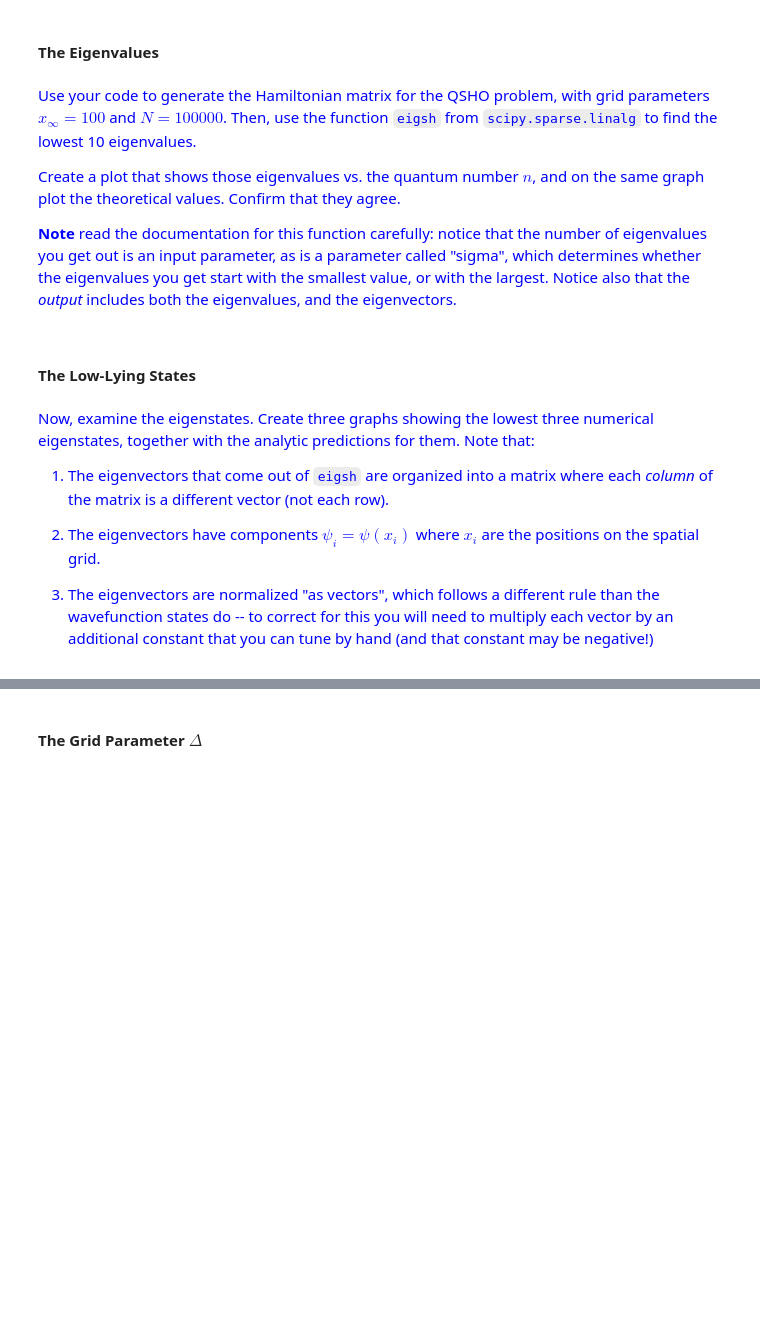
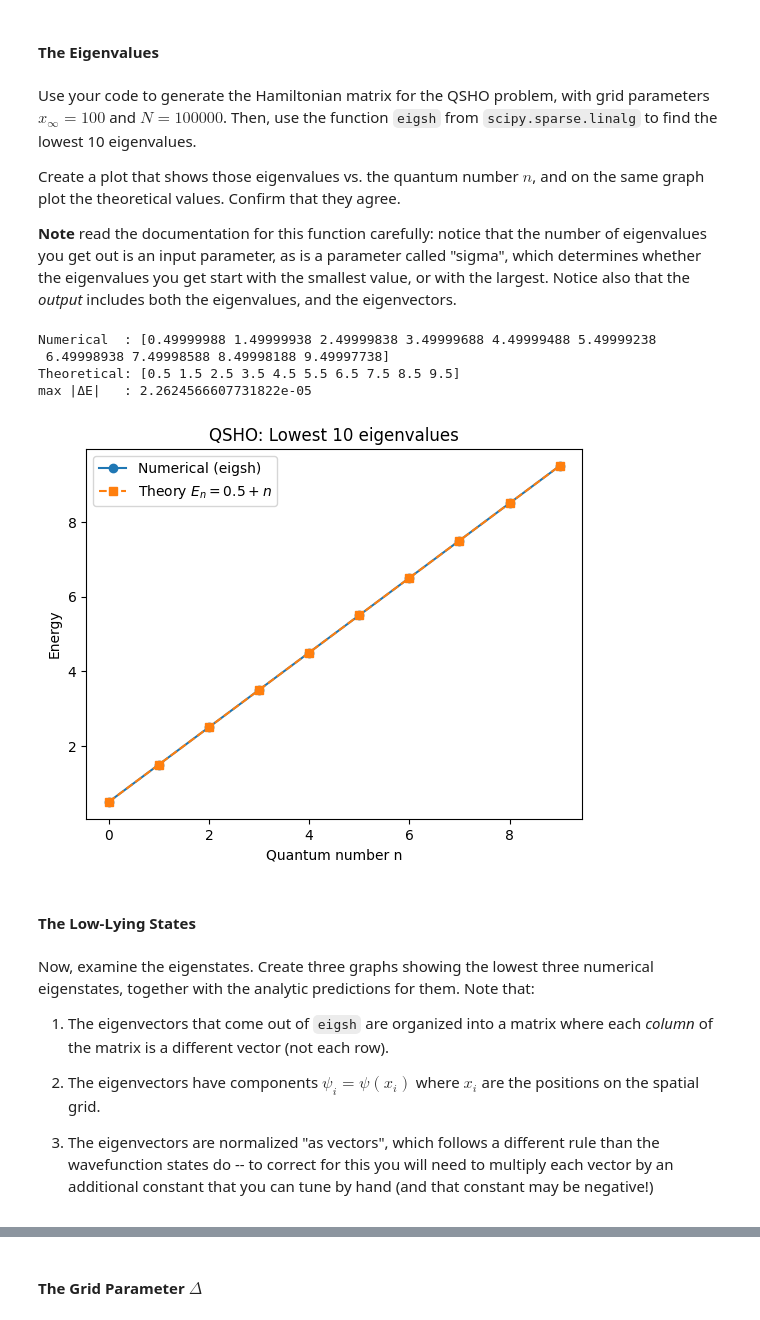
Before and after one commit to hillerj1/Thesis, a Jupyter notebook: week6_redo.ipynb, the cells around one changed output, grey strips where cells are left out. Saved outputs shown, nothing was run; the diff lists cells and outputs as text; code cells hidden in the pictures; blank space fills up the shorter version.

```diff
--- a/week6_redo.ipynb
+++ b/week6_redo.ipynb
@@ -347,6 +408,19 @@ and we want to find the eigenvalues $\tilde{E}_{(k)}$ and eigenvectors $\vec{\ps
 First we want to write the code that generates the matrix $\mathbb{H}$.  This code should take as inputs just the potential function $V(\tilde{x})$, and the numerical grid parameters $\tilde{x}_{\infty}$ and $N$, and then *call the functions you wrote in the previous section* to construct and output the matrix as a sparse matrix.
 
 Note that in this case, our grid endpoints will be $-x_{\infty}$ and $+x_{\infty}$ (they both use the same numerical parameter).
+# %%
+def hamiltonian(V, x_inf, N):
+    N = int(N)
+    grid = spatial(-x_inf, x_inf, N)
+
+    def A(x):
+        return -0.5
+    def B(x):
+        return 0.0
+    def C(x):
+        return V(x)
+
+    return sparseMatrixMaker(A, B, C, grid).tocsr()
 # %% [markdown]
 ### The Simple Harmonic Oscillator
 # %% [markdown]
@@ -376,17 +450,50 @@ $$
 # %% [markdown]
 #### The Eigenvalues
 # %% [markdown]
-<font color = blue>
+
 
 Use your code to generate the Hamiltonian matrix for the QSHO problem, with grid parameters $x_{\infty} = 100$ and $N = 100000$. Then, use the function `eigsh` from `scipy.sparse.linalg` to find the lowest 10 eigenvalues.
 
 Create a plot that shows those eigenvalues vs. the quantum number $n$, and on the same graph plot the theoretical values.  Confirm that they agree.
 
 **Note** read the documentation for this function carefully: notice that the number of eigenvalues you get out is an input parameter, as is a parameter called "sigma", which determines whether the eigenvalues you get start with the smallest value, or with the largest.  Notice also that the *output* includes both the eigenvalues, and the eigenvectors.
+# %%
+def V(x):
+    return 0.5 * x**2
+
+H = hamiltonian(V, 100, 100000)
+E = eigsh(H, k=k, which='SA', return_eigenvectors=False)
+
+E_num, E_vec = eigsh(H, k=k, sigma=0.0, which='LM')
+
+idx = np.argsort(E_num)
+E_num = E_num[idx]
+
+n = np.arange(k)
+E_th = 0.5 + n
+
+print("Numerical  :", E_num)
+print("Theoretical:", E_th)
+print("max |ΔE|   :", np.max(np.abs(E_num - E_th)))
+
+plt.figure()
+plt.plot(n, E_num, marker='o', linestyle='-', label='Numerical (eigsh)')
+plt.plot(n, E_th,  marker='s', linestyle='--', label='Theory $E_n=0.5+n$')
+plt.xlabel('Quantum number n')
+plt.ylabel('Eigenvalue')
+plt.title('QSHO: Lowest 10 eigenvalues')
+plt.legend()
+plt.show()
+# %% [output]
+Numerical  : [0.49999988 1.49999938 2.49999838 3.49999688 4.49999488 5.49999238
+ 6.49998938 7.49998588 8.49998188 9.49997738]
+Theoretical: [0.5 1.5 2.5 3.5 4.5 5.5 6.5 7.5 8.5 9.5]
+max |ΔE|   : 2.2624566607731822e-05
+[figure, added]
 # %% [markdown]
 #### The Low-Lying States
 # %% [markdown]
-<font color = blue>
+
 
 Now, examine the eigenstates.  Create three graphs showing the lowest three numerical eigenstates, together with the analytic predictions for them.  Note that:
 
```
Also changed, not shown: parts of 24 cells of this notebook.
